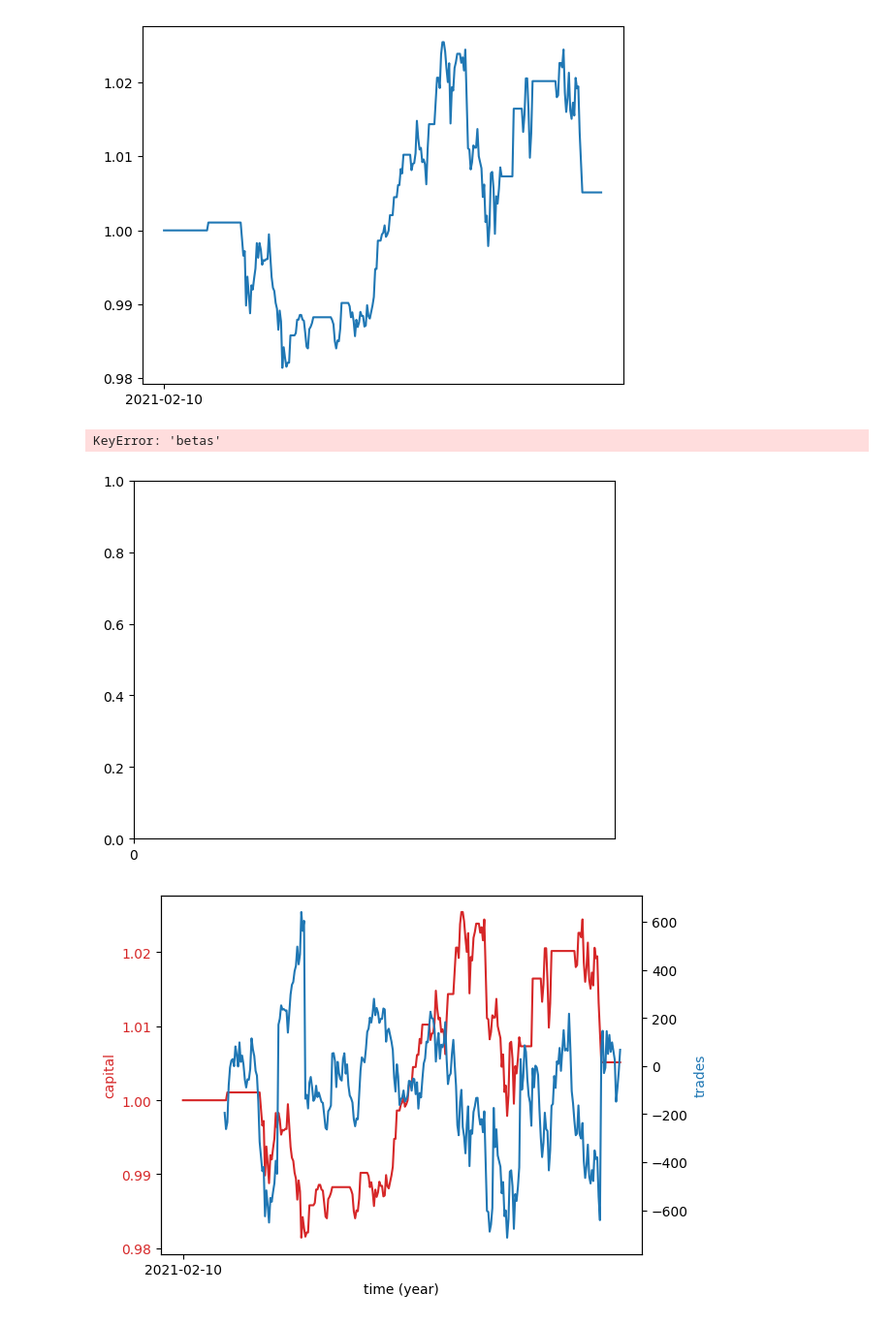
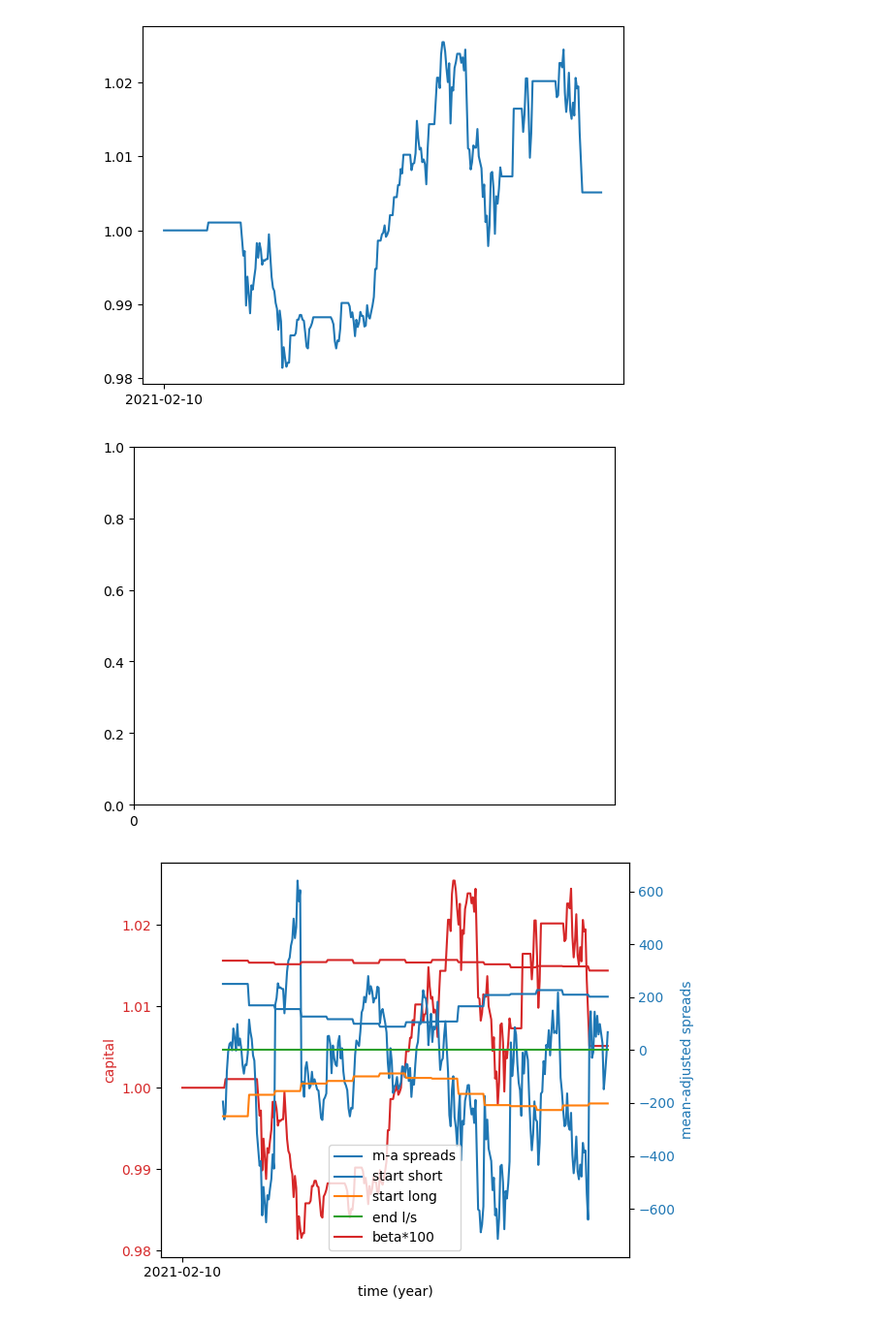
Before and after one commit to FrankQxy/IAQF_2023, a Jupyter notebook: StochasticOUStrategy_new.ipynb, the cells around one changed output. Shown: that part at 97% size. Cells and saved outputs as stored; diff of their text form; code cells hidden in the pictures.

Commit message:
updated ou strategy again with a better graph

```diff
--- a/StochasticOUStrategy_new.ipynb
+++ b/StochasticOUStrategy_new.ipynb
@@ -304,7 +304,7 @@ trades["mean-adjusted spreads"] = [np.nan]*(DAYS+1)+strategy.get_spreads()["mean
 trades["original-spreads"] = [np.nan]*(DAYS+1)+strategy.get_spreads()["original-spreads"].tolist()
 trades["mean"] = [np.nan]*(DAYS+1)+strategy.get_means_list()["means"].tolist()
 trades["vols"] = [np.nan]*(DAYS+1)+strategy.get_vols_list()["vols"].tolist()
-trades["beta"] = [np.nan]*(DAYS+1)+strategy.get_betas_list()["betas"].tolist()
+trades["betas"] = [np.nan]*(DAYS+1)+strategy.get_betas_list()["betas"].tolist()
 
 # backtest = backtest_walk_forward(price_data)
 # backtest.add_strategy(strategy)
@@ -328,36 +328,37 @@ plt.show()
 # %%
 plt.gca().xaxis.set_major_locator(mdates.YearLocator())
 
 t = np.arange(0.01, 10.0, 0.01)
 data1 = np.exp(t)
 data2 = np.sin(2 * np.pi * t)
 
 fig, ax1 = plt.subplots()
 
 color = 'tab:red'
 ax1.set_xlabel('time (year)')
 ax1.set_ylabel('capital', color=color)
 ax1.plot(trades.index,trades["capital"],color=color)
 ax1.tick_params(axis='y', labelcolor=color)
 ax1.xaxis.set_major_locator(mdates.YearLocator())
 
 ax2 = ax1.twinx()  # instantiate a second axes that shares the same x-axis
 
 color = 'tab:blue'
-ax2.set_ylabel('trades', color=color)  # we already handled the x-label with ax1
-ax2.plot(trades.index,trades["mean-adjusted spreads"], color=color)
-ax2.plot(trades.index,trades["betas"], color=color)
+ax2.set_ylabel('mean-adjusted spreads', color=color)  # we already handled the x-label with ax1
 
-ax2.plot(trades.index,trades["vols"].mul(IN), color=color)
-ax2.plot(trades.index,trades["vols"].mul(-IN), color=color)
-ax2.plot(trades.index,trades["vols"].mul(0), color=color)
+ax2.plot(trades.index,trades["mean-adjusted spreads"], label="m-a spreads",color=color)
+
+ax2.plot(trades.index,trades["vols"].mul(IN), label="start short")
+ax2.plot(trades.index,trades["vols"].mul(-IN),label="start long")
+ax2.plot(trades.index,trades["vols"].mul(0), label="end l/s")
+ax2.plot(trades.index,trades["betas"].mul(100), label="beta*100")
 
 ax2.tick_params(axis='y', labelcolor=color)
 ax2.xaxis.set_major_locator(mdates.YearLocator())
+plt.legend()
 
 fig.tight_layout()  # otherwise the right y-label is slightly clipped
 plt.show()
 # %% [output]
-KeyError: 'betas'
 [figure]
-[figure, old version]
+[figure, new version]
```
Also changed, not shown: 1 other file.
